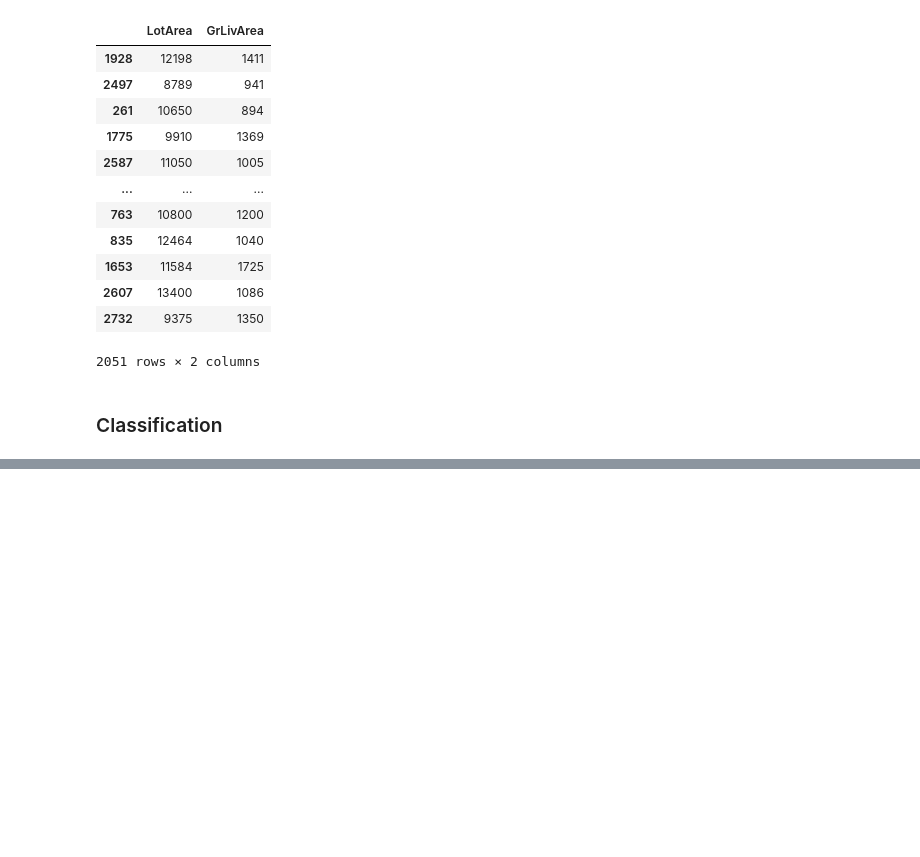
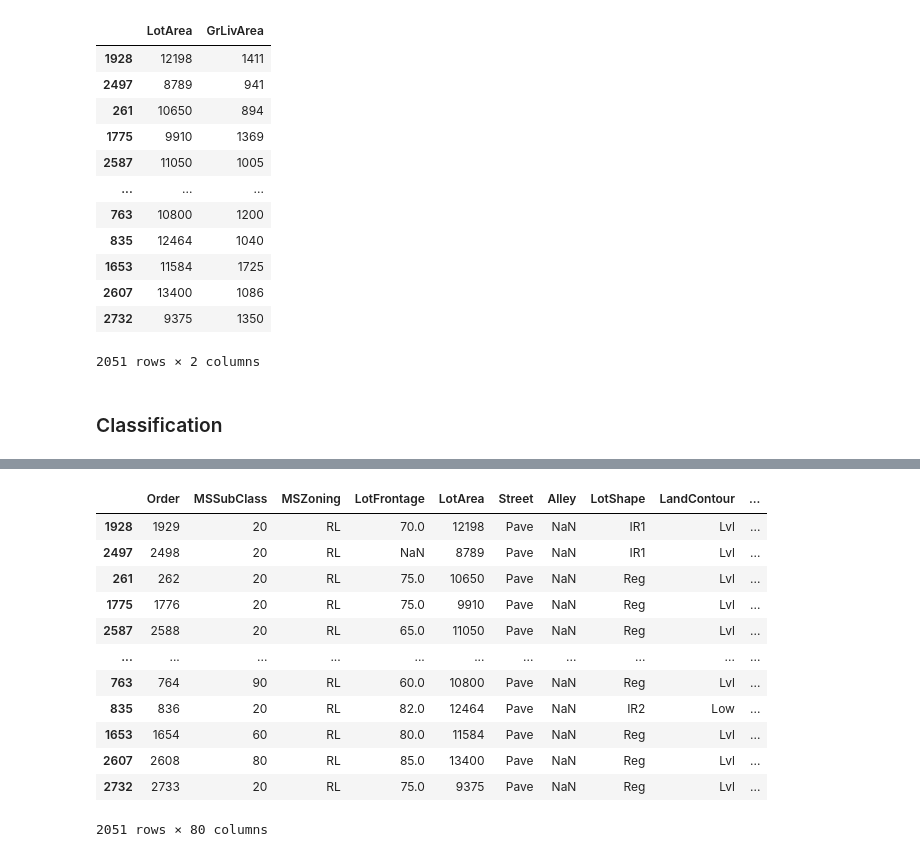
Before and after one commit to krzjoa/medium, a Jupyter notebook: 7_gbm_discretizer/gbm_discretizer.ipynb, the cells around one changed output, grey strips where cells are left out. Cells and saved outputs as stored; diff of their text form; code cells hidden in the pictures; blank space fills up the shorter version.

```diff
--- a/7_gbm_discretizer/gbm_discretizer.ipynb
+++ b/7_gbm_discretizer/gbm_discretizer.ipynb
@@ -96,0 +196,25 @@ X
+# %%
+import pandas as pd
+import numpy as np
+from sklearn.model_selection import train_test_split
+
+from skgbm.preprocessing import GBMDiscretizer
+# Select the GBM model you want
+# from lightgbm import LGBMClassifier
+from sklearn.ensemble import GradientBoostingRegressor
+# from catboost import CatBoostClassifier
+
+# Preparing data
+URL = 'http://jse.amstat.org/v19n3/decock/AmesHousing.xls'
+
+data = pd.read_excel(URL)
+data.columns = data.columns.str.replace(' ', '')
+X_cols = ['LotArea', 'GrLivArea']
+
+X_train, X_test, y_train, y_test =  train_test_split(
+            data.drop(['PID', 'SalePrice'], axis=1),
+            data['SalePrice'], test_size=0.3, random_state=0)
+
+# Fitting the discretizer & transforming the data
+gbm_discretizer = GBMDiscretizer(GradientBoostingRegressor(), X_cols, one_hot=False)
+gbm_discretizer.fit_transform(X_train, y_train)[X_cols]
@@ -96,0 +235,16 @@ X
+# %%
+X_train
+# %% [output]
+|  | Order | MSSubClass | MSZoning | LotFrontage | LotArea | Street | Alley | LotShape | LandContour | ... |
+| 1928 | 1929 | 20 | RL | 70.0 | 12198 | Pave | NaN | IR1 | Lvl | ... |
+| 2497 | 2498 | 20 | RL | NaN | 8789 | Pave | NaN | IR1 | Lvl | ... |
+| 261 | 262 | 20 | RL | 75.0 | 10650 | Pave | NaN | Reg | Lvl | ... |
+| 1775 | 1776 | 20 | RL | 75.0 | 9910 | Pave | NaN | Reg | Lvl | ... |
+| 2587 | 2588 | 20 | RL | 65.0 | 11050 | Pave | NaN | Reg | Lvl | ... |
+| ... | ... | ... | ... | ... | ... | ... | ... | ... | ... | ... |
+| 763 | 764 | 90 | RL | 60.0 | 10800 | Pave | NaN | Reg | Lvl | ... |
+| 835 | 836 | 20 | RL | 82.0 | 12464 | Pave | NaN | IR2 | Low | ... |
+| 1653 | 1654 | 60 | RL | 80.0 | 11584 | Pave | NaN | Reg | Lvl | ... |
+| 2607 | 2608 | 80 | RL | 85.0 | 13400 | Pave | NaN | Reg | Lvl | ... |
+| 2732 | 2733 | 20 | RL | 75.0 | 9375 | Pave | NaN | Reg | Lvl | ... |
+2051 rows × 80 columns
```
Also changed, not shown: parts of 11 cells of this notebook, 23 other files.
